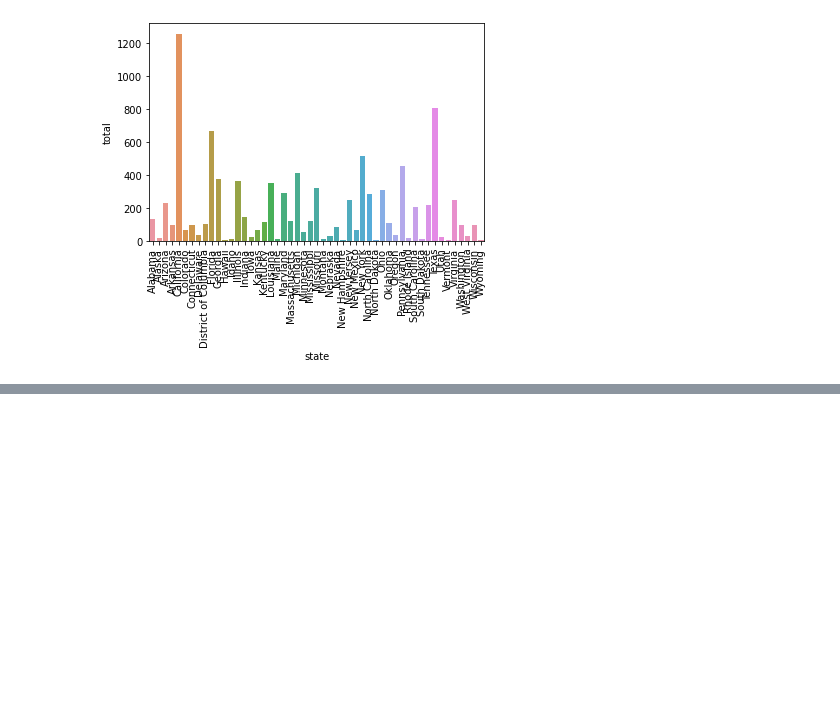
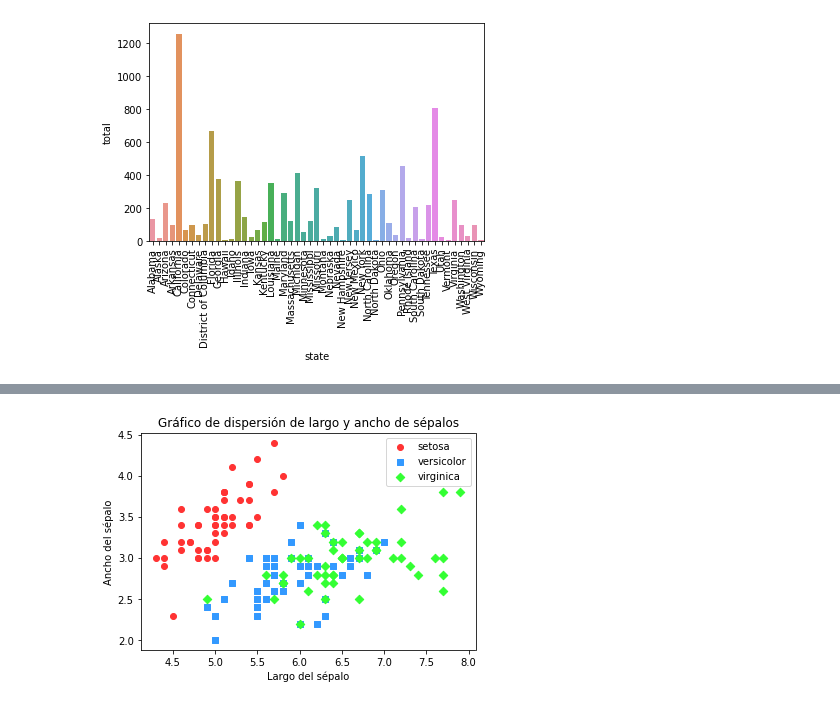
Before and after one commit to ALRIER/BigD_KonradLorenz, a Jupyter notebook: Graphics.ipynb, the cells around one changed output, grey strips where cells are left out. Drawn from its saved outputs; the diff is of its cells as text; code cells hidden in the pictures; blank space fills up the shorter version.

```diff
--- a/Graphics.ipynb
+++ b/Graphics.ipynb
@@ -346,3 +384,19 @@ plt.show()
+# %%
+iris = sns.load_dataset("iris")
+# Asignar diferentes formas y colores a cada especie
+markers = {'setosa': 'o', 'versicolor': 's', 'virginica': 'D'}
+colors = {'setosa': '#FF3333', 'versicolor': '#3399FF', 'virginica': '#33FF33'}
+
+# Crear el gráfico de dispersión
+for name, group in iris.groupby(['species']):
+    plt.scatter(group['sepal_length'], group['sepal_width'], marker=markers[name], color=colors[name], label=name)
+plt.title('Gráfico de dispersión de largo y ancho de sépalos')
+plt.xlabel('Largo del sépalo')
+plt.ylabel('Ancho del sépalo')
+plt.legend()
+plt.show()
+# %% [output]
+[figure, added]
 # %%
 
 
```
Also changed, not shown: parts of 6 cells of this notebook.
